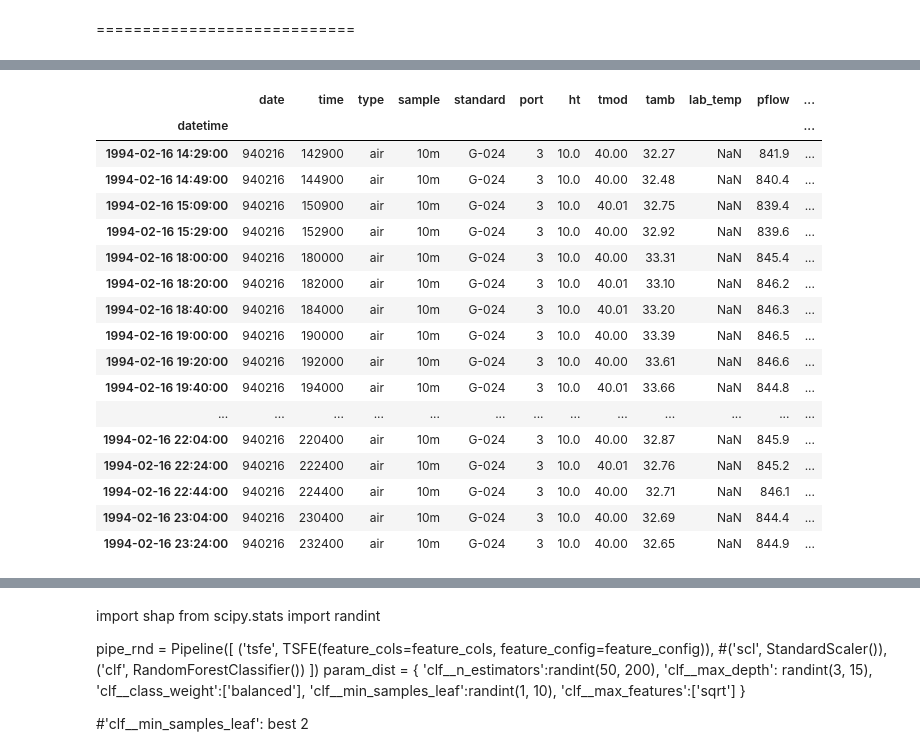
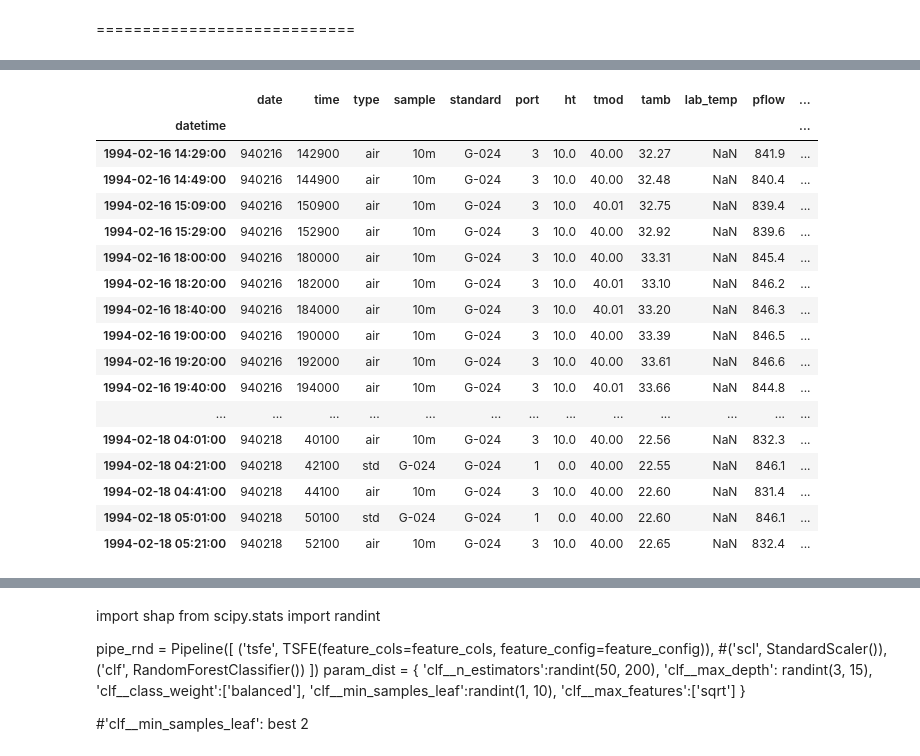
Before and after one commit to mcodcatyu/research_project, a Jupyter notebook: mhd/iscnan_flag_v2.ipynb, the cells around one changed output, grey strips where cells are left out. Drawn from its saved outputs; the diff is of its cells as text; code cells hidden in the pictures.

```diff
--- a/mhd/iscnan_flag_v2.ipynb
+++ b/mhd/iscnan_flag_v2.ipynb
@@ -181,3 +191,17 @@ df.columns.tolist()
  'is_air',
  'is_std',
  'label_c_nan']
+# %%
+#df['previous_type_std'] = df['type'].shift(1).eq('std').astype(int)
+#df['previous_type_air'] = df['type'].shift(1).eq('air').astype(int)
+
+#df['next_type_std'] = df['type'].shift(-1).eq('std').astype(int)
+#df['next_type_air'] = df['type'].shift(-1).eq('air').astype(int)
+
+df['only_std_ht'] = df['CH4_ht'].where(df['type'] == 'std')
+air_median = df.loc[df['type']=='air', 'CH4_ht'].median()
+df['last_std_ht'] = df['only_std_ht'].ffill().shift(1).fillna(air_median)
+
+df['only_air_ht'] = df['CH4_ht'].where(df['type'] == 'air')
+std_median = df.loc[df['type']=='std', 'CH4_ht'].median()
+df['last_air_ht'] = df['only_air_ht'].ffill().shift(1).fillna(std_median)
@@ -184,24 +228,24 @@ df.columns.tolist()
 # %%
-df.head(20)
+df.head(100)
 # %% [output]
 |  | date | time | type | sample | standard | port | ht | tmod | tamb | lab_temp | pflow | ... |
 | datetime |  |  |  |  |  |  |  |  |  |  |  | ... |
 | 1994-02-16 14:29:00 | 940216 | 142900 | air | 10m | G-024 | 3 | 10.0 | 40.00 | 32.27 | NaN | 841.9 | ... |
 | 1994-02-16 14:49:00 | 940216 | 144900 | air | 10m | G-024 | 3 | 10.0 | 40.00 | 32.48 | NaN | 840.4 | ... |
 | 1994-02-16 15:09:00 | 940216 | 150900 | air | 10m | G-024 | 3 | 10.0 | 40.01 | 32.75 | NaN | 839.4 | ... |
 | 1994-02-16 15:29:00 | 940216 | 152900 | air | 10m | G-024 | 3 | 10.0 | 40.00 | 32.92 | NaN | 839.6 | ... |
 | 1994-02-16 18:00:00 | 940216 | 180000 | air | 10m | G-024 | 3 | 10.0 | 40.00 | 33.31 | NaN | 845.4 | ... |
 | 1994-02-16 18:20:00 | 940216 | 182000 | air | 10m | G-024 | 3 | 10.0 | 40.01 | 33.10 | NaN | 846.2 | ... |
 | 1994-02-16 18:40:00 | 940216 | 184000 | air | 10m | G-024 | 3 | 10.0 | 40.01 | 33.20 | NaN | 846.3 | ... |
 | 1994-02-16 19:00:00 | 940216 | 190000 | air | 10m | G-024 | 3 | 10.0 | 40.00 | 33.39 | NaN | 846.5 | ... |
 | 1994-02-16 19:20:00 | 940216 | 192000 | air | 10m | G-024 | 3 | 10.0 | 40.00 | 33.61 | NaN | 846.6 | ... |
 | 1994-02-16 19:40:00 | 940216 | 194000 | air | 10m | G-024 | 3 | 10.0 | 40.01 | 33.66 | NaN | 844.8 | ... |
 | ... | ... | ... | ... | ... | ... | ... | ... | ... | ... | ... | ... | ... |
-| 1994-02-16 22:04:00 | 940216 | 220400 | air | 10m | G-024 | 3 | 10.0 | 40.00 | 32.87 | NaN | 845.9 | ... |
-| 1994-02-16 22:24:00 | 940216 | 222400 | air | 10m | G-024 | 3 | 10.0 | 40.01 | 32.76 | NaN | 845.2 | ... |
-| 1994-02-16 22:44:00 | 940216 | 224400 | air | 10m | G-024 | 3 | 10.0 | 40.00 | 32.71 | NaN | 846.1 | ... |
-| 1994-02-16 23:04:00 | 940216 | 230400 | air | 10m | G-024 | 3 | 10.0 | 40.00 | 32.69 | NaN | 844.4 | ... |
-| 1994-02-16 23:24:00 | 940216 | 232400 | air | 10m | G-024 | 3 | 10.0 | 40.00 | 32.65 | NaN | 844.9 | ... |
+| 1994-02-18 04:01:00 | 940218 | 40100 | air | 10m | G-024 | 3 | 10.0 | 40.00 | 22.56 | NaN | 832.3 | ... |
+| 1994-02-18 04:21:00 | 940218 | 42100 | std | G-024 | G-024 | 1 | 0.0 | 40.00 | 22.55 | NaN | 846.1 | ... |
+| 1994-02-18 04:41:00 | 940218 | 44100 | air | 10m | G-024 | 3 | 10.0 | 40.00 | 22.60 | NaN | 831.4 | ... |
+| 1994-02-18 05:01:00 | 940218 | 50100 | std | G-024 | G-024 | 1 | 0.0 | 40.00 | 22.60 | NaN | 846.1 | ... |
+| 1994-02-18 05:21:00 | 940218 | 52100 | air | 10m | G-024 | 3 | 10.0 | 40.00 | 22.65 | NaN | 832.4 | ... |
 # %%
 X = df[feature_cols]
 y = df['label_c_nan']
```
Also changed, not shown: parts of 10 cells of this notebook.
